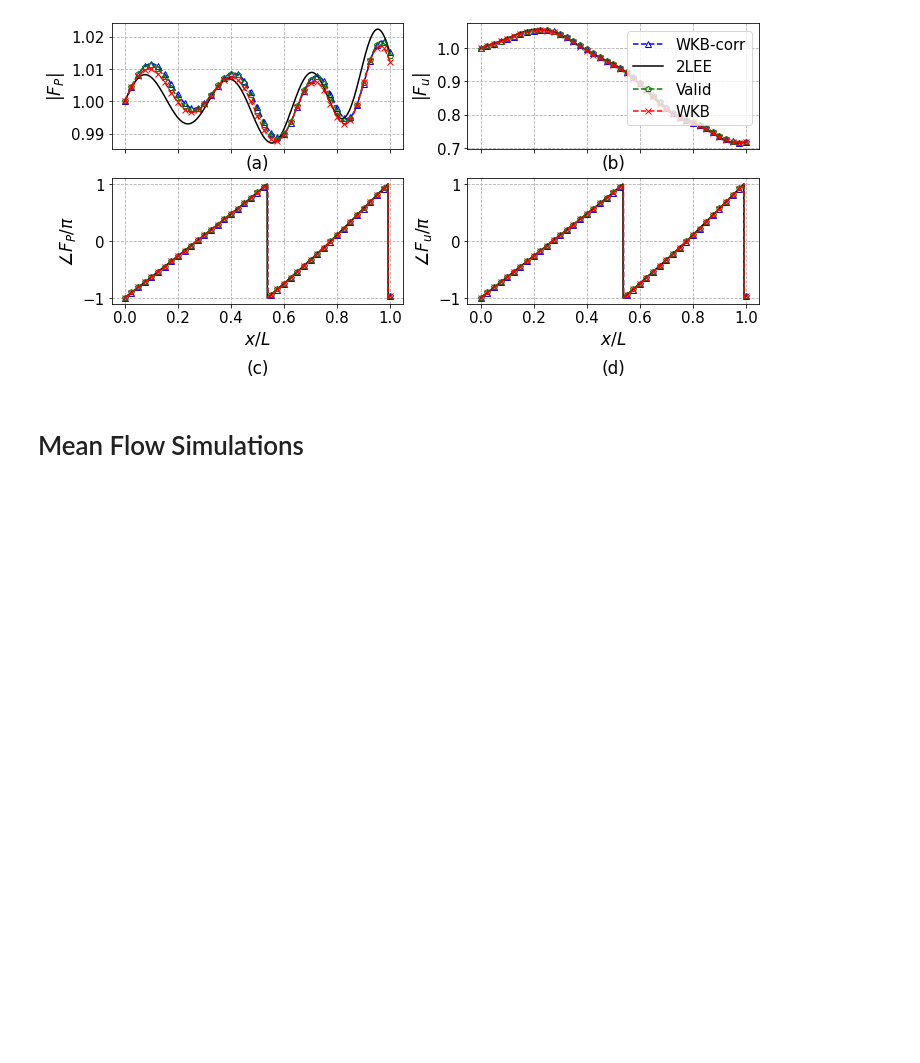
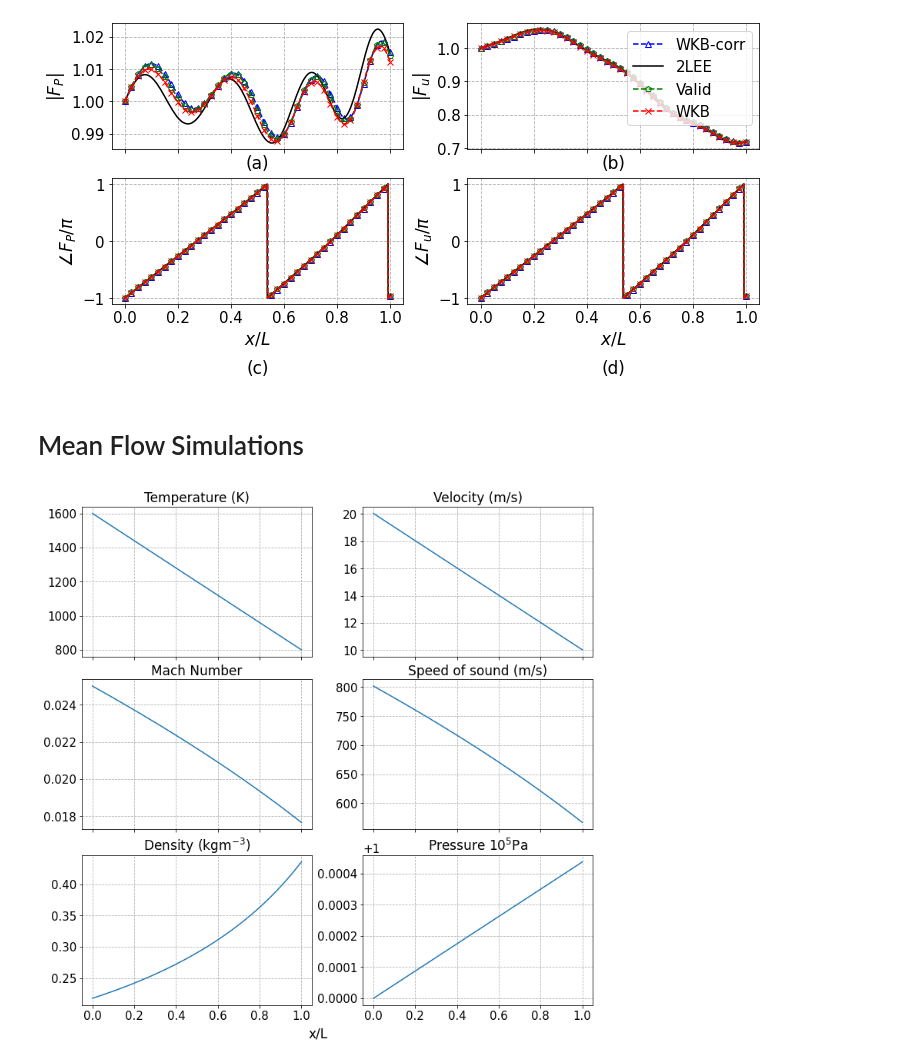
Before and after one commit to kyubin-l/fyp, a Jupyter notebook: acoustic_modes.ipynb, the cells around one changed output. Saved outputs shown, nothing was run; the diff lists cells and outputs as text; code cells hidden in the pictures; blank space fills up the shorter version.

```diff
--- a/acoustic-modes.ipynb
+++ b/acoustic_modes.ipynb
@@ -529,11 +529,13 @@ plot_results(sin_model_damping, [sin_LEE, valid_pietro_sin_damping, sin_wkb], ['
 # %% [markdown]
 # Mean Flow Simulations #
 # %%
-lin_model = TemperatureGradientModel(L = 1, x1 = 0, n = 2001, p1 = 1e5, M1 = 0.2, T1 = 1600, T2 = 800, temp_dist = 'lin', Z1 = -1, fl_c = 1, viscous_effects=False)
+lin_model = TemperatureGradientModel(L = 1, x1 = 0, n = 2001, p1 = 1e5, M1 = 0.025, T1 = 1600, T2 = 800, temp_dist = 'lin', Z1 = -1, fl_c = 1, viscous_effects=False)
 lin_model.calculate()
 sin_model = TemperatureGradientModel(L = 1, x1 = 0, n = 2001, p1 = 1e5, M1 = 0.2, T1 = 1600, T2 = 800, temp_dist = 'sin', Z1 = -1, fl_c = 1.5, viscous_effects=False)
 sin_model.calculate()
 sin_model2 = TemperatureGradientModel(L = 1, x1 = 0, n = 2001, p1 = 1e5, M1 = 0.2, T1 = 1600, T2 = 800, temp_dist = 'sin', Z1 = -1, fl_c = 1, viscous_effects=False)
 sin_model2.calculate()
 # %%
-lin_model.
+lin_model.plot_mean_properties()
+# %% [output]
+[figure, added]
```
Also changed, not shown: 10 other files.
